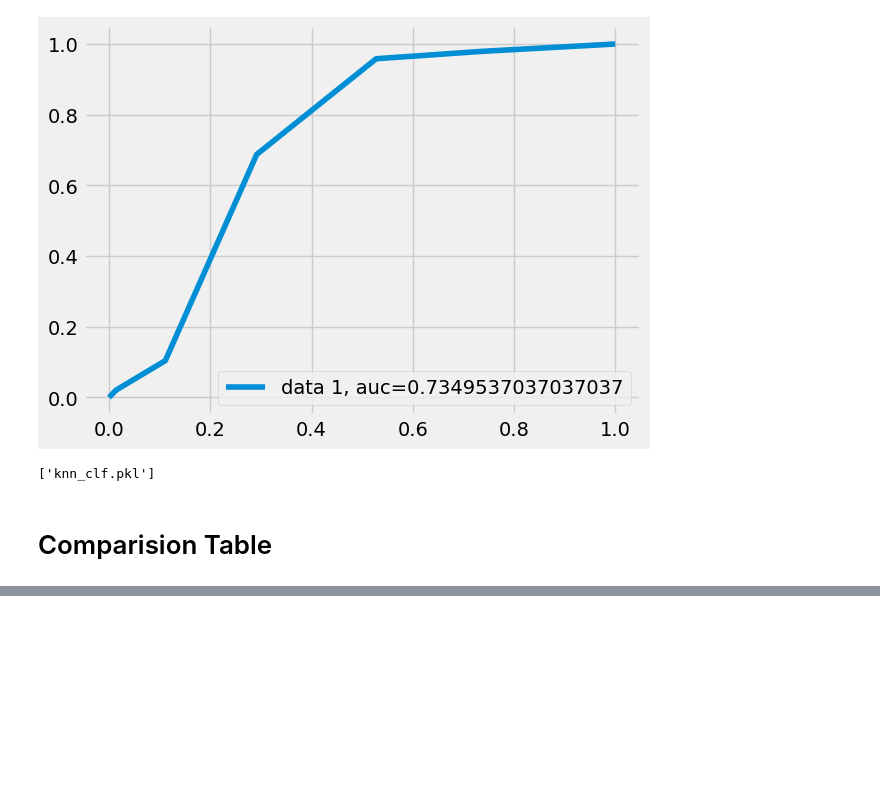
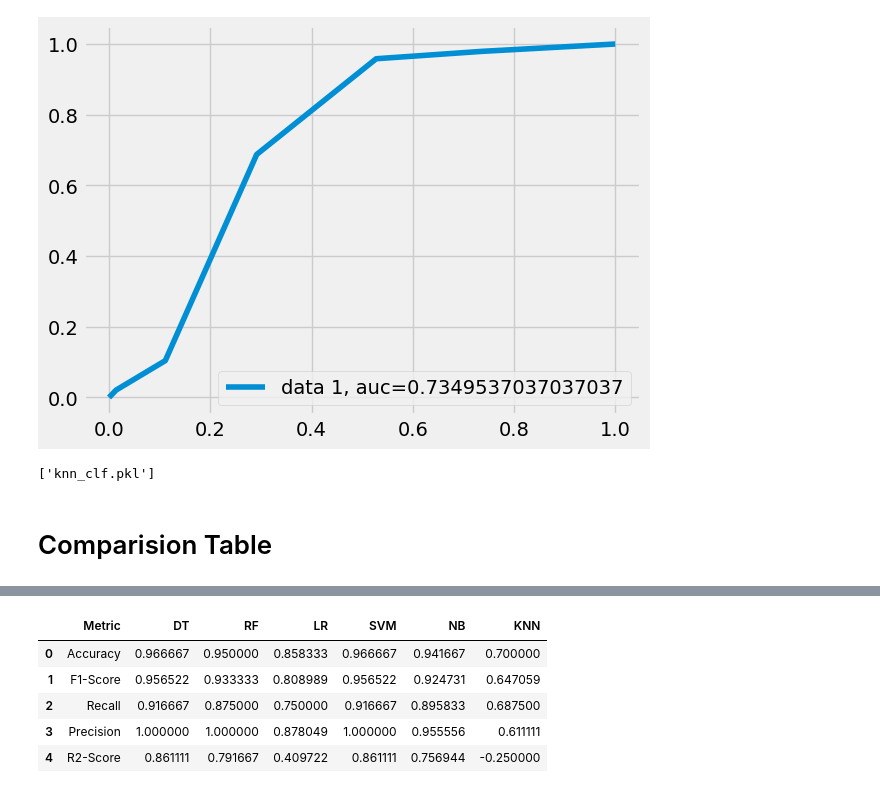
Before and after one commit to Bishwaprotapi/Chronic-kidney-disease-using-ML, a Jupyter notebook: Chronic kidney disease.ipynb, the cells around one changed output, grey strips where cells are left out. Drawn from its saved outputs; the diff is of its cells as text; code cells hidden in the pictures; blank space fills up the shorter version.

```diff
--- a/Chronic kidney disease.ipynb
+++ b/Chronic kidney disease.ipynb
@@ -1305,0 +1272,83 @@ NotFittedError: This GaussianNB instance is not fitted yet. Call 'fit' with appr
+# %%
+import pandas as pd
+from sklearn.metrics import accuracy_score, f1_score, recall_score, precision_score, r2_score
+from IPython.display import display
+
+# 1. Predictions (assuming you already fitted the models)
+predDT = dt_clf.predict(X_test)
+predRFC = rf_clf.predict(X_test)
+predlog = lg_clf.predict(X_test)
+predSVC = svm_clf.predict(X_test)
+predgnb = nb_clf.predict(X_test)
+predKNN = knn_clf.predict(X_test)
+# (No XGBoost used)
+
+# 2. Create the metric table
+chart = {
+    'Metric': ["Accuracy", "F1-Score", "Recall", "Precision", "R2-Score"],
+    'DT': [
+        accuracy_score(y_test, predDT),
+        f1_score(y_test, predDT),
+        recall_score(y_test, predDT),
+        precision_score(y_test, predDT),
+        r2_score(y_test, predDT)
+    ],
+    'RF': [
+        accuracy_score(y_test, predRFC),
+        f1_score(y_test, predRFC),
+        recall_score(y_test, predRFC),
+        precision_score(y_test, predRFC),
+        r2_score(y_test, predRFC)
+    ],
+    'LR': [
+        accuracy_score(y_test, predlog),
+        f1_score(y_test, predlog),
+        recall_score(y_test, predlog),
+        precision_score(y_test, predlog),
+        r2_score(y_test, predlog)
+    ],
+    'SVM': [
+        accuracy_score(y_test, predSVC),
+        f1_score(y_test, predSVC),
+        recall_score(y_test, predSVC),
+        precision_score(y_test, predSVC),
+        r2_score(y_test, predSVC)
+    ],
+    'NB': [
+        accuracy_score(y_test, predgnb),
+        f1_score(y_test, predgnb),
+        recall_score(y_test, predgnb),
+        precision_score(y_test, predgnb),
+        r2_score(y_test, predgnb)
+    ],
+    'KNN': [
+        accuracy_score(y_test, predKNN),
+        f1_score(y_test, predKNN),
+        recall_score(y_test, predKNN),
+        precision_score(y_test, predKNN),
+        r2_score(y_test, predKNN)
+    ]
+}
+
+# 3. Create a DataFrame
+chart = pd.DataFrame(chart)
+
+# 4. Display it nicely
+pd.set_option('display.precision', 6)
+display(chart)
+
+# 5. Find the best model based on highest Accuracy
+# (Accuracy is in first row, index 0)
+accuracy_row = chart.loc[chart['Metric'] == 'Accuracy']
+best_model_name = accuracy_row.drop('Metric', axis=1).idxmax(axis=1).values[0]
+best_model_score = accuracy_row.drop('Metric', axis=1).max(axis=1).values[0]
+
+# 6. Print the best model
+print(f"\n✅ Best Model: {best_model_name} with Accuracy = {best_model_score:.4f}")
+# %% [output]
+|  | Metric | DT | RF | LR | SVM | NB | KNN |
+| 0 | Accuracy | 0.966667 | 0.950000 | 0.858333 | 0.966667 | 0.941667 | 0.700000 |
+| 1 | F1-Score | 0.956522 | 0.933333 | 0.808989 | 0.956522 | 0.924731 | 0.647059 |
+| 2 | Recall | 0.916667 | 0.875000 | 0.750000 | 0.916667 | 0.895833 | 0.687500 |
+| 3 | Precision | 1.000000 | 1.000000 | 0.878049 | 1.000000 | 0.955556 | 0.611111 |
+| 4 | R2-Score | 0.861111 | 0.791667 | 0.409722 | 0.861111 | 0.756944 | -0.250000 |
```
Also changed, not shown: parts of 2 cells of this notebook.
